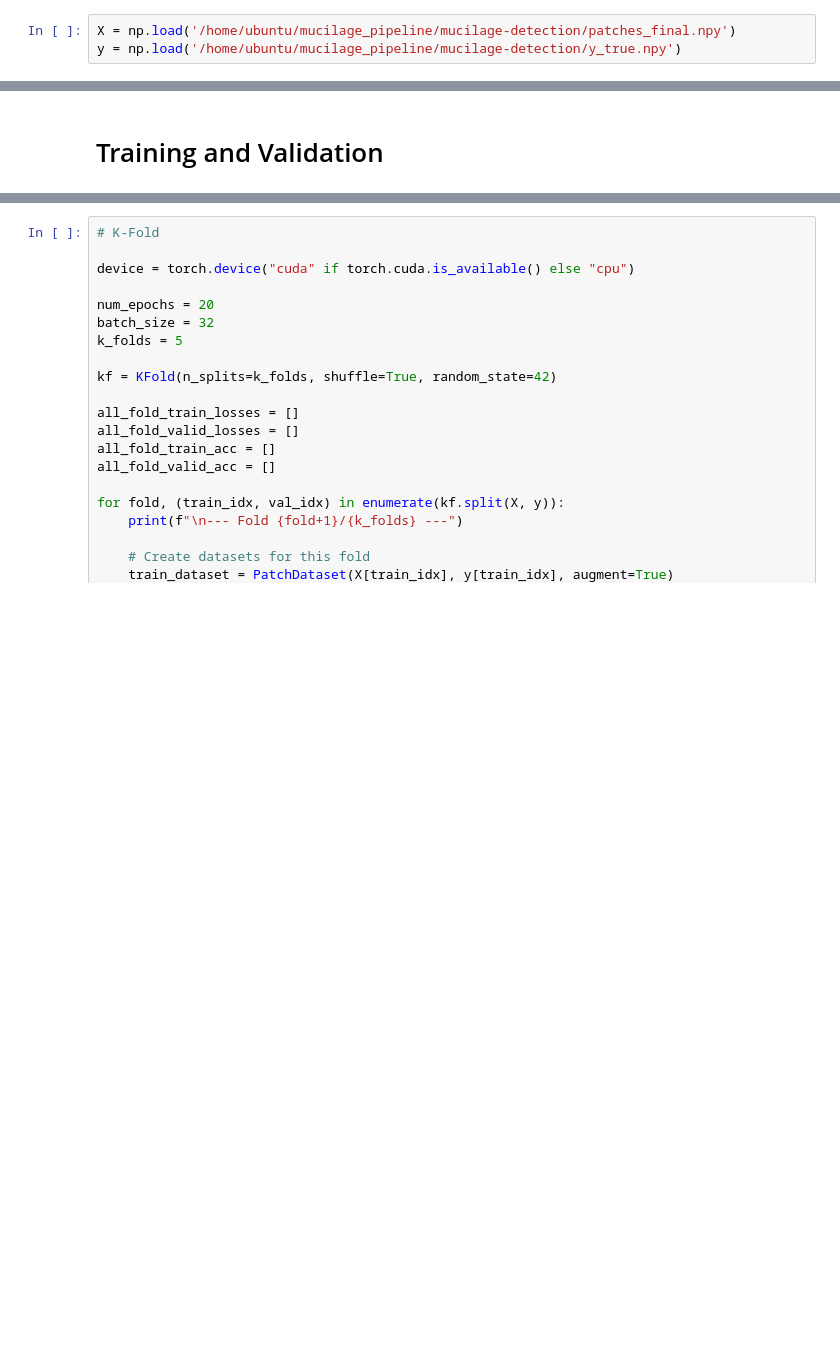
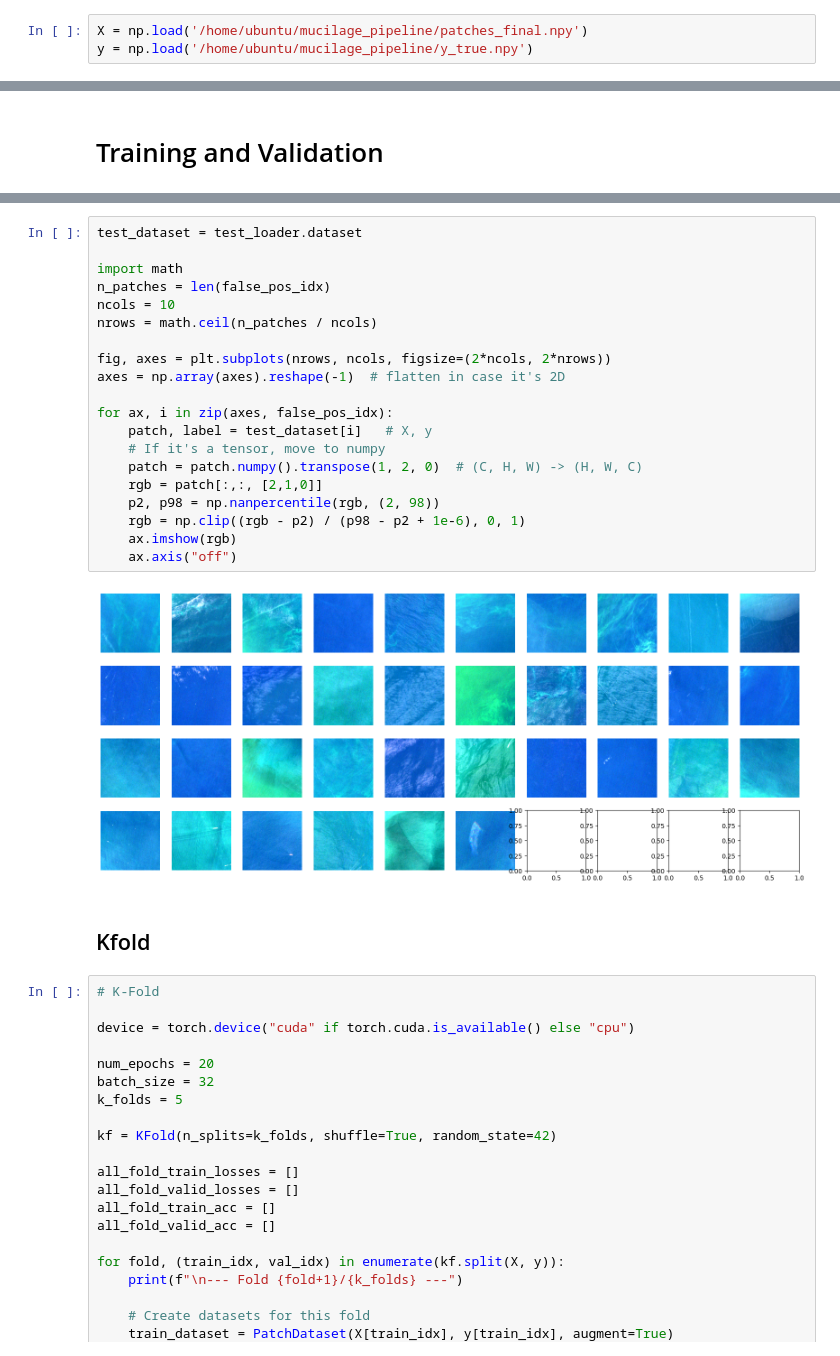
Before and after one commit to germanasergi/mucilage-detection, a Jupyter notebook: src/notebooks/CNN.ipynb, the cells around one changed output, grey strips where cells are left out. Cells and saved outputs as stored; diff of their text form; blank space fills up the shorter version.

```diff
--- a/src/notebooks/CNN.ipynb
+++ b/src/notebooks/CNN.ipynb
@@ -168,6 +168,6 @@ np.save("/home/ubuntu/mucilage_pipeline/y_final.npy", y_final)
 # %% [markdown]
 ## Load and clean
 # %%
-X = np.load('/home/ubuntu/mucilage_pipeline/mucilage-detection/patches_final.npy')
-y = np.load('/home/ubuntu/mucilage_pipeline/mucilage-detection/y_true.npy')
+X = np.load('/home/ubuntu/mucilage_pipeline/patches_final.npy')
+y = np.load('/home/ubuntu/mucilage_pipeline/y_true.npy')
 # %%
@@ -416,3 +427,27 @@ F1 score: 0.4583333333333333
+# %%
+test_dataset = test_loader.dataset
+
+import math
+n_patches = len(false_pos_idx)
+ncols = 10
+nrows = math.ceil(n_patches / ncols)
+
+fig, axes = plt.subplots(nrows, ncols, figsize=(2*ncols, 2*nrows))
+axes = np.array(axes).reshape(-1)  # flatten in case it's 2D
+
+for ax, i in zip(axes, false_pos_idx):
+    patch, label = test_dataset[i]   # X, y
+    # If it's a tensor, move to numpy
+    patch = patch.numpy().transpose(1, 2, 0)  # (C, H, W) -> (H, W, C)
+    rgb = patch[:,:, [2,1,0]]
+    p2, p98 = np.nanpercentile(rgb, (2, 98))
+    rgb = np.clip((rgb - p2) / (p98 - p2 + 1e-6), 0, 1)
+    ax.imshow(rgb)
+    ax.axis("off")
+# %% [output]
+[figure, added]
+# %% [markdown]
+## Kfold
 # %%
 # K-Fold
 
```
Also changed, not shown: parts of 7 cells of this notebook, 13 other files.
